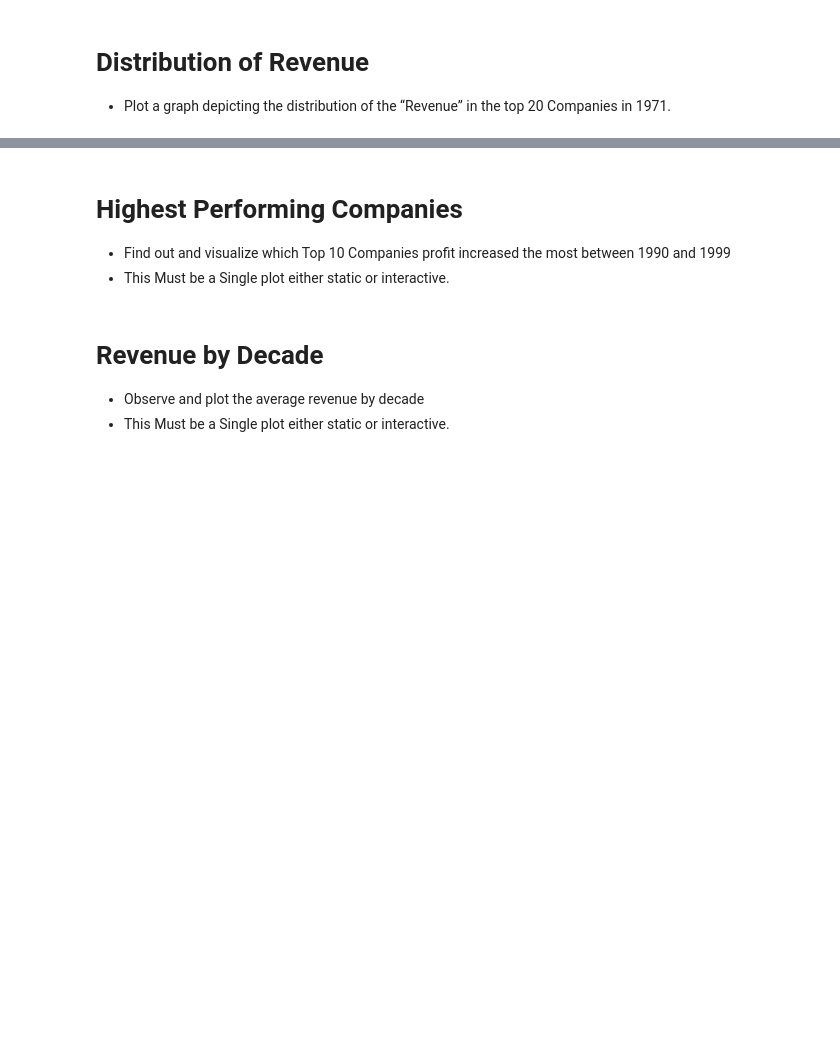
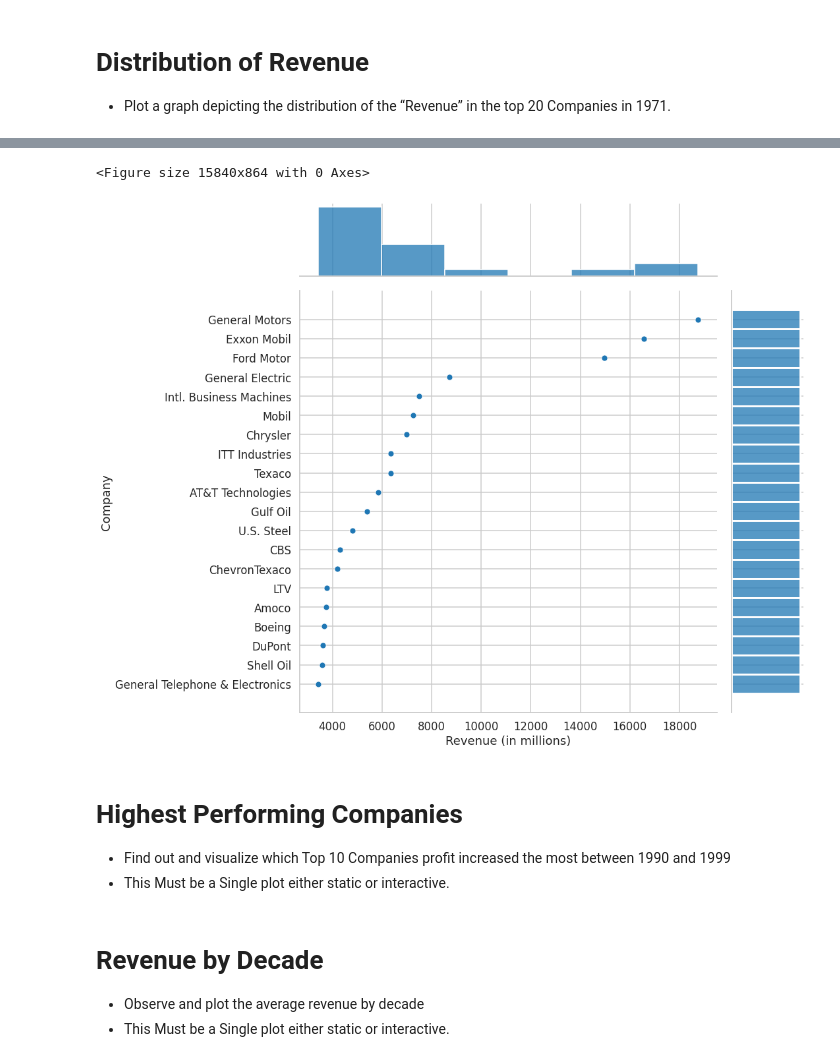
Before and after one commit to sean-halpin/data_vis, a Jupyter notebook: data_vis.ipynb, the cells around one changed output, grey strips where cells are left out. Saved outputs shown, nothing was run; the diff lists cells and outputs as text; code cells hidden in the pictures; blank space fills up the shorter version.

```diff
--- a/data_vis.ipynb
+++ b/data_vis.ipynb
@@ -166,3 +220,6 @@ df_decade[['decade', 'Company', 'Revenue (in millions)',	'Profit (in millions)']
 
  - Plot a graph depicting the distribution of the “Revenue” in the top 20
 Companies in 1971.
+# %%
+rev_top20 = df.loc[df['Year'] == 1971].sort_values("Revenue (in millions)", ascending=False).head(20)
+rev_top20
@@ -169,3 +244,10 @@ Companies in 1971.
+# %%
+import seaborn as sns
+plt.figure(figsize=(220,12))
+_ = sns.jointplot(x = "Revenue (in millions)", y = "Company", data = rev_top20, height=12)
+# %% [output]
+<Figure size 15840x864 with 0 Axes>
+[figure, added]
 # %% [markdown]
 # Highest Performing Companies
 
```
Also changed, not shown: parts of 9 cells of this notebook.
